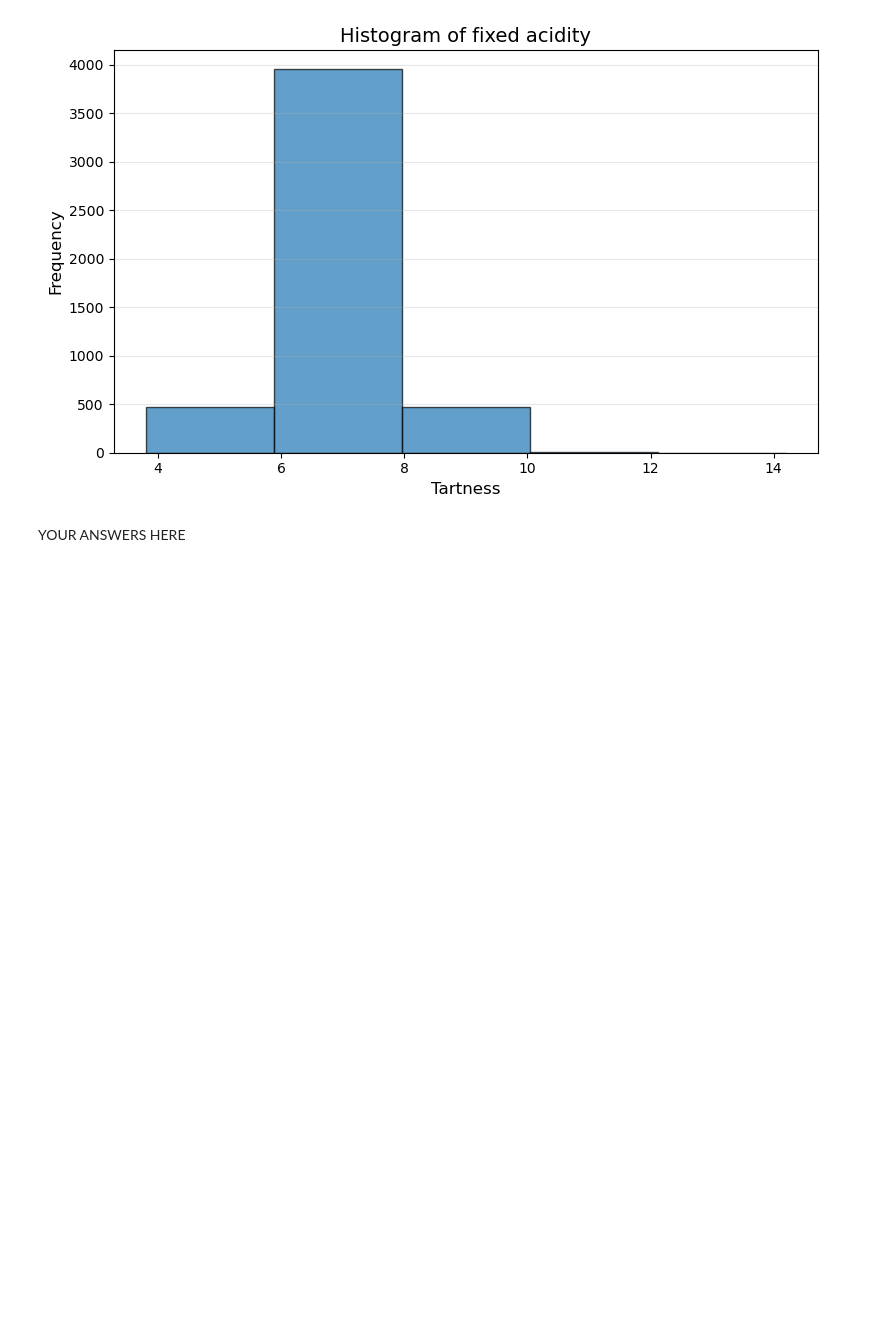
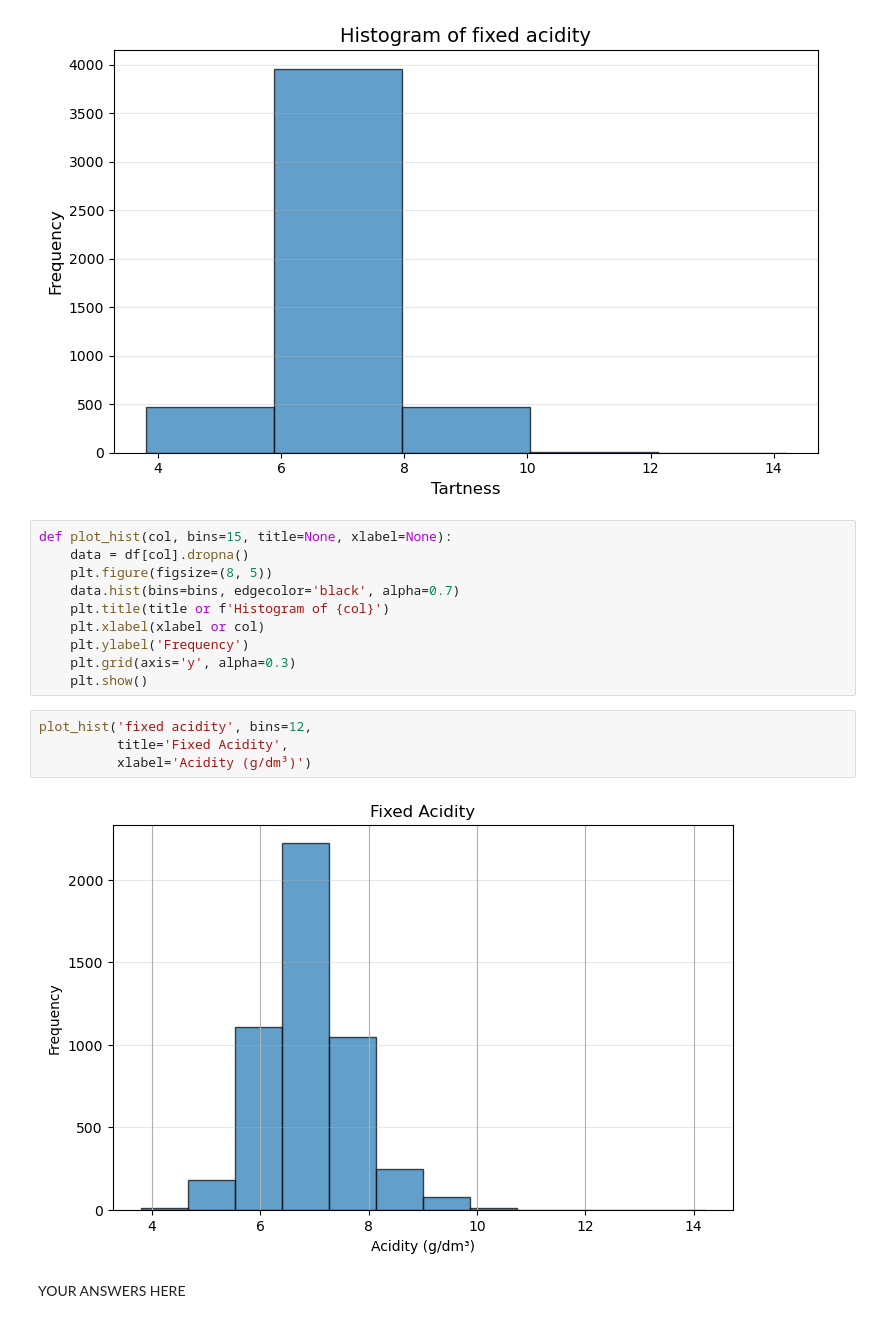
Before and after one commit to tzucker02/dx601-final-project, a Jupyter notebook: project.ipynb, the cells around one changed output. Cells and saved outputs as stored; diff of their text form; blank space fills up the shorter version.

```diff
--- a/project.ipynb
+++ b/project.ipynb
@@ -199,6 +197,22 @@ plt.tight_layout()
 plt.show()
 # %% [output]
 [figure]
+# %%
+def plot_hist(col, bins=15, title=None, xlabel=None):
+    data = df[col].dropna()
+    plt.figure(figsize=(8, 5))
+    data.hist(bins=bins, edgecolor='black', alpha=0.7)
+    plt.title(title or f'Histogram of {col}')
+    plt.xlabel(xlabel or col)
+    plt.ylabel('Frequency')
+    plt.grid(axis='y', alpha=0.3)
+    plt.show()
+# %%
+plot_hist('fixed acidity', bins=12,
+          title='Fixed Acidity',
+          xlabel='Acidity (g/dm³)')
+# %% [output]
+[figure, added]
 # %% [markdown]
 YOUR ANSWERS HERE
 # %% [markdown]
```
Also changed, not shown: parts of 36 cells of this notebook.
